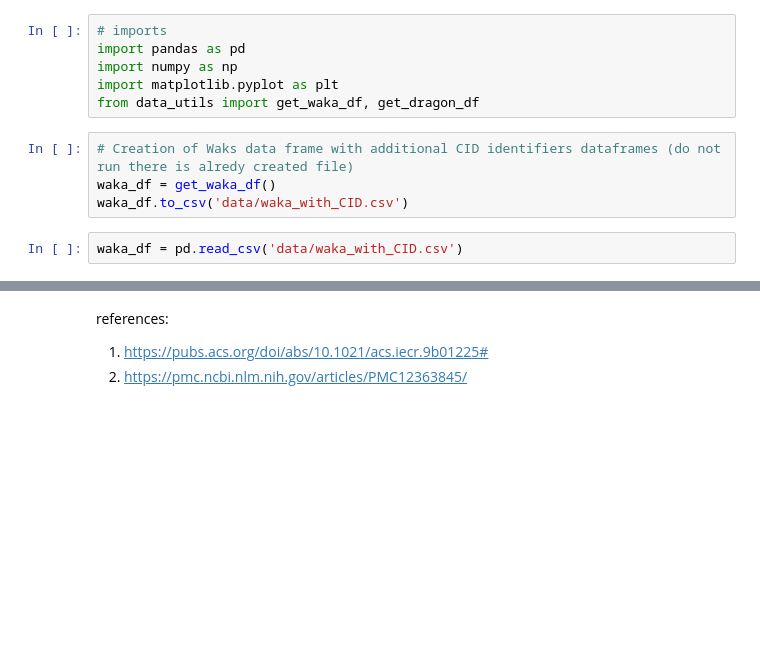
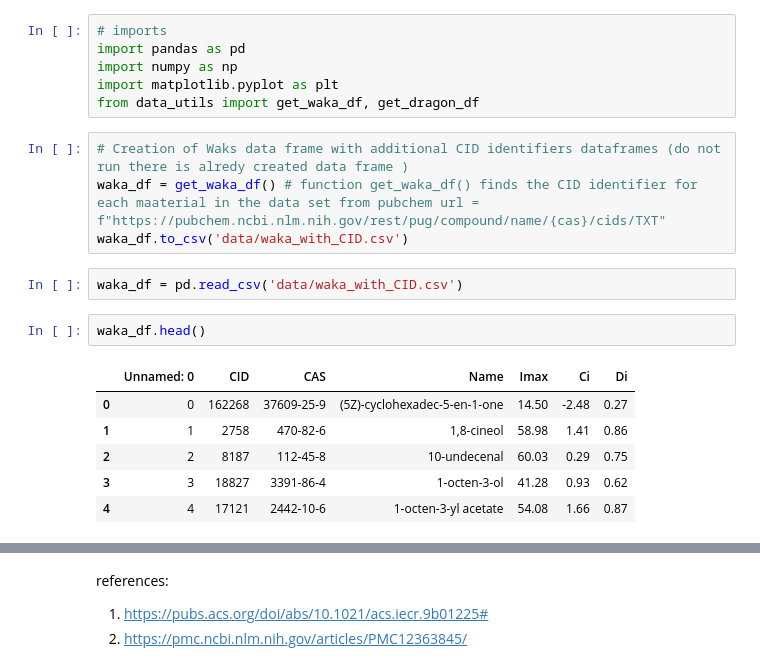
Before and after one commit to kiriyevskykiril/ai-program-2026, a Jupyter notebook: project_1/problem_definition.ipynb, the cells around one changed output, grey strips where cells are left out. Drawn from its saved outputs; the diff is of its cells as text; blank space fills up the shorter version.

```diff
--- a/project_1/project1_preprocess.ipynb
+++ b/project_1/problem_definition.ipynb
@@ -16,8 +16,17 @@ import numpy as np
 import matplotlib.pyplot as plt
 from data_utils import get_waka_df, get_dragon_df
 # %%
-# Creation of Waks data frame with additional CID identifiers dataframes (do not run there is alredy created file)
-waka_df = get_waka_df()
+# Creation of Waks data frame with additional CID identifiers dataframes (do not run there is alredy created data frame )
+waka_df = get_waka_df() # function get_waka_df() finds the CID identifier for each maaterial in the data set from pubchem url = f"https://pubchem.ncbi.nlm.nih.gov/rest/pug/compound/name/{cas}/cids/TXT"
 waka_df.to_csv('data/waka_with_CID.csv')
 # %%
 waka_df = pd.read_csv('data/waka_with_CID.csv')
+# %%
+waka_df.head()
+# %% [output]
+|  | Unnamed: 0 | CID | CAS | Name | Imax | Ci | Di |
+| 0 | 0 | 162268 | 37609-25-9 | (5Z)-cyclohexadec-5-en-1-one | 14.50 | -2.48 | 0.27 |
+| 1 | 1 | 2758 | 470-82-6 | 1,8-cineol | 58.98 | 1.41 | 0.86 |
+| 2 | 2 | 8187 | 112-45-8 | 10-undecenal | 60.03 | 0.29 | 0.75 |
+| 3 | 3 | 18827 | 3391-86-4 | 1-octen-3-ol | 41.28 | 0.93 | 0.62 |
+| 4 | 4 | 17121 | 2442-10-6 | 1-octen-3-yl acetate | 54.08 | 1.66 | 0.87 |
```
Also changed, not shown: parts of 10 cells of this notebook.
